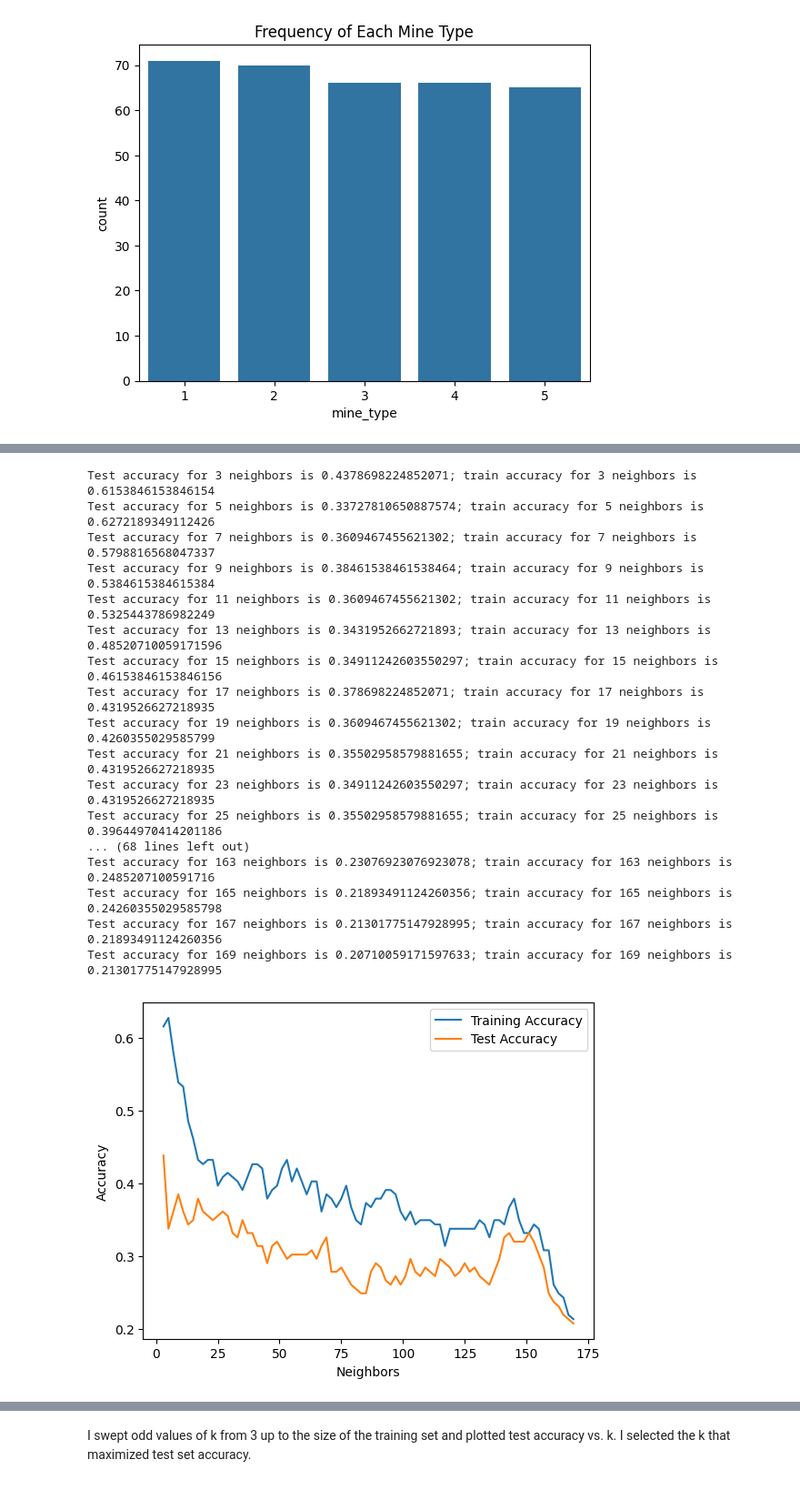
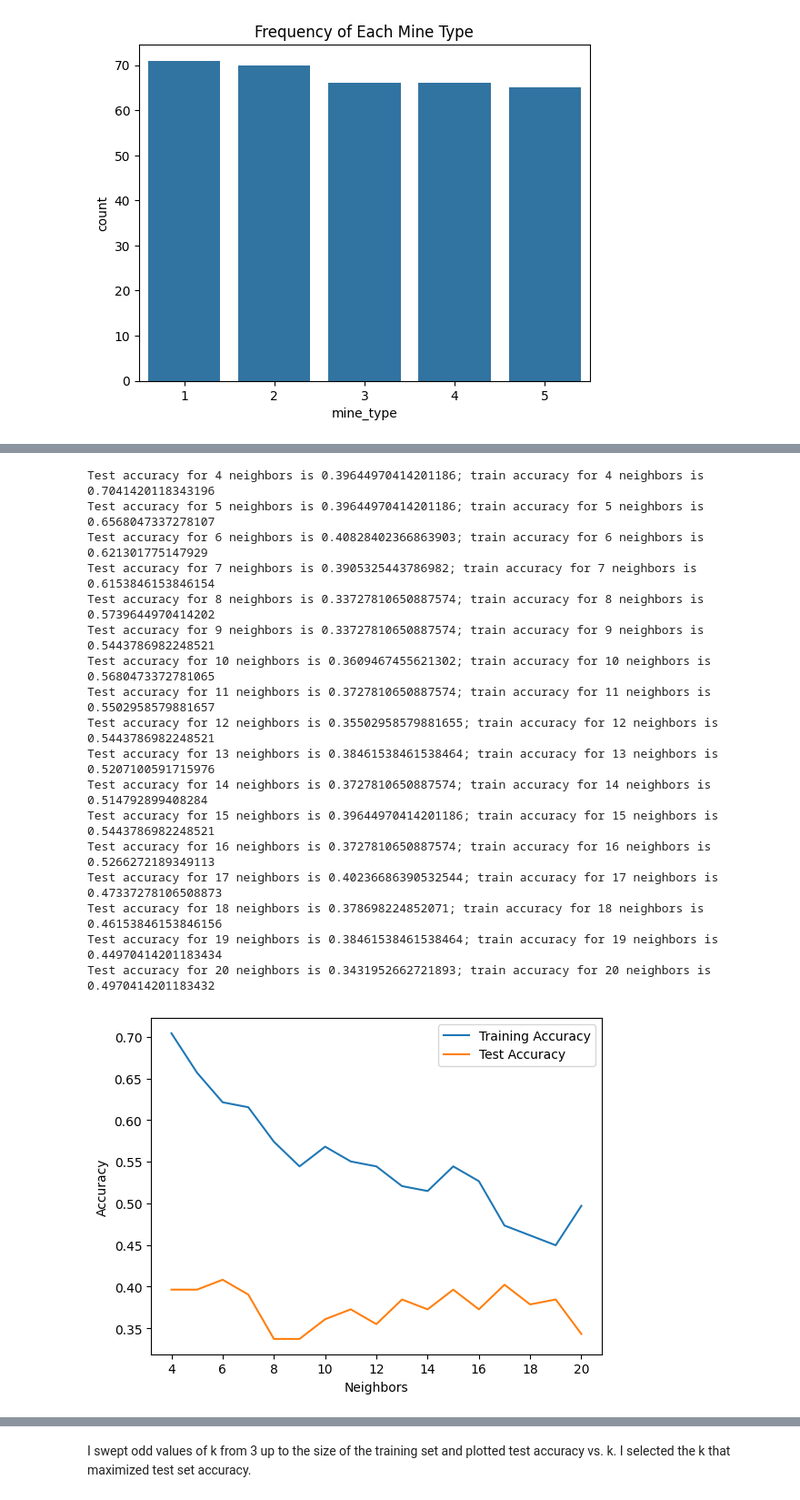
Before and after one commit to danieljson15/undergrad_ml_assignments, a Jupyter notebook: 02_assignment_knn.ipynb, the cells around one changed output, grey strips where cells are left out. Shown at 91% size. Drawn from its saved outputs; the diff is of its cells as text; code cells hidden in the pictures.

```diff
--- a/02_assignment_knn.ipynb
+++ b/02_assignment_knn.ipynb
@@ -100,11 +119,0 @@ Name: proportion, dtype: float64
-# %%
-from sklearn.model_selection import train_test_split
-
-X = df[["voltage", "height", "soil"]]
-y = df["mine_type"]
-# stratify argument to make sure mine_type is represented in both train and test sets
-X_train, X_test, y_train, y_test = train_test_split(X, y, test_size=0.5, stratify=y, random_state=67)
-
-print(X_train.shape, X_test.shape)
-print(y_train.value_counts(normalize=True))
-print(y_test.value_counts(normalize=True))
@@ -127,42 +120,42 @@ Name: proportion, dtype: float64
 # %%
 from sklearn.preprocessing import StandardScaler
 from sklearn.neighbors import KNeighborsClassifier
 
-k_grid = np.array([ (2*k+3) for k in range(0, (len(X_train) - 3) // 2 + 1)]) # Odd number grid capped at training size
+k_grid = np.array([(k + 1) for k in range(3, 20)])  # 1,3,5,...,51
 test_accuracies = []
 train_accuracies = []
 for k in k_grid:
      # For each candidate value of k...
     model = KNeighborsClassifier(n_neighbors = k) # Create a model instance
     model = model.fit(X_train,y_train) # Fit the model
     y_hat = model.predict(X_test) # Predict values
     test_acc = model.score(X_test,y_test) # Compute test accuracy
     train_acc = model.score(X_train,y_train) # Compute trainin accuracy
     print( f'Test accuracy for {k} neighbors is {test_acc}; train accuracy for {k} neighbors is {train_acc}')
     test_accuracies.append(test_acc) # Save test results
     train_accuracies.append(train_acc) # Save training results
 sns.lineplot(x=k_grid,y=train_accuracies,label='Training Accuracy').set(xlabel='Neighbors',ylabel='Accuracy')
 sns.lineplot(x=k_grid,y=test_accuracies,label='Test Accuracy')
 plt.show()
 # %% [output]
-Test accuracy for 3 neighbors is 0.4378698224852071; train accuracy for 3 neighbors is 0.6153846153846154
-Test accuracy for 5 neighbors is 0.33727810650887574; train accuracy for 5 neighbors is 0.6272189349112426
-Test accuracy for 7 neighbors is 0.3609467455621302; train accuracy for 7 neighbors is 0.5798816568047337
-Test accuracy for 9 neighbors is 0.38461538461538464; train accuracy for 9 neighbors is 0.5384615384615384
-Test accuracy for 11 neighbors is 0.3609467455621302; train accuracy for 11 neighbors is 0.5325443786982249
-Test accuracy for 13 neighbors is 0.3431952662721893; train accuracy for 13 neighbors is 0.48520710059171596
-Test accuracy for 15 neighbors is 0.34911242603550297; train accuracy for 15 neighbors is 0.46153846153846156
-Test accuracy for 17 neighbors is 0.378698224852071; train accuracy for 17 neighbors is 0.4319526627218935
-Test accuracy for 19 neighbors is 0.3609467455621302; train accuracy for 19 neighbors is 0.4260355029585799
-Test accuracy for 21 neighbors is 0.35502958579881655; train accuracy for 21 neighbors is 0.4319526627218935
-Test accuracy for 23 neighbors is 0.34911242603550297; train accuracy for 23 neighbors is 0.4319526627218935
-Test accuracy for 25 neighbors is 0.35502958579881655; train accuracy for 25 neighbors is 0.39644970414201186
-... (68 lines left out)
-Test accuracy for 163 neighbors is 0.23076923076923078; train accuracy for 163 neighbors is 0.2485207100591716
-Test accuracy for 165 neighbors is 0.21893491124260356; train accuracy for 165 neighbors is 0.24260355029585798
-Test accuracy for 167 neighbors is 0.21301775147928995; train accuracy for 167 neighbors is 0.21893491124260356
-Test accuracy for 169 neighbors is 0.20710059171597633; train accuracy for 169 neighbors is 0.21301775147928995
+Test accuracy for 4 neighbors is 0.39644970414201186; train accuracy for 4 neighbors is 0.7041420118343196
+Test accuracy for 5 neighbors is 0.39644970414201186; train accuracy for 5 neighbors is 0.6568047337278107
+Test accuracy for 6 neighbors is 0.40828402366863903; train accuracy for 6 neighbors is 0.621301775147929
+Test accuracy for 7 neighbors is 0.3905325443786982; train accuracy for 7 neighbors is 0.6153846153846154
+Test accuracy for 8 neighbors is 0.33727810650887574; train accuracy for 8 neighbors is 0.5739644970414202
+Test accuracy for 9 neighbors is 0.33727810650887574; train accuracy for 9 neighbors is 0.5443786982248521
+Test accuracy for 10 neighbors is 0.3609467455621302; train accuracy for 10 neighbors is 0.5680473372781065
+Test accuracy for 11 neighbors is 0.3727810650887574; train accuracy for 11 neighbors is 0.5502958579881657
+Test accuracy for 12 neighbors is 0.35502958579881655; train accuracy for 12 neighbors is 0.5443786982248521
+Test accuracy for 13 neighbors is 0.38461538461538464; train accuracy for 13 neighbors is 0.5207100591715976
+Test accuracy for 14 neighbors is 0.3727810650887574; train accuracy for 14 neighbors is 0.514792899408284
+Test accuracy for 15 neighbors is 0.39644970414201186; train accuracy for 15 neighbors is 0.5443786982248521
+Test accuracy for 16 neighbors is 0.3727810650887574; train accuracy for 16 neighbors is 0.5266272189349113
+Test accuracy for 17 neighbors is 0.40236686390532544; train accuracy for 17 neighbors is 0.47337278106508873
+Test accuracy for 18 neighbors is 0.378698224852071; train accuracy for 18 neighbors is 0.46153846153846156
+Test accuracy for 19 neighbors is 0.38461538461538464; train accuracy for 19 neighbors is 0.44970414201183434
+Test accuracy for 20 neighbors is 0.3431952662721893; train accuracy for 20 neighbors is 0.4970414201183432
-[figure, old version]
+[figure, new version]
 # %%
 is_optimal = test_accuracies == np.max(test_accuracies) # Maximizer Boolean
 optimal_indices = np.where( is_optimal ) # Indices that maximize accuracy
```
Also changed, not shown: parts of 7 cells of this notebook.
